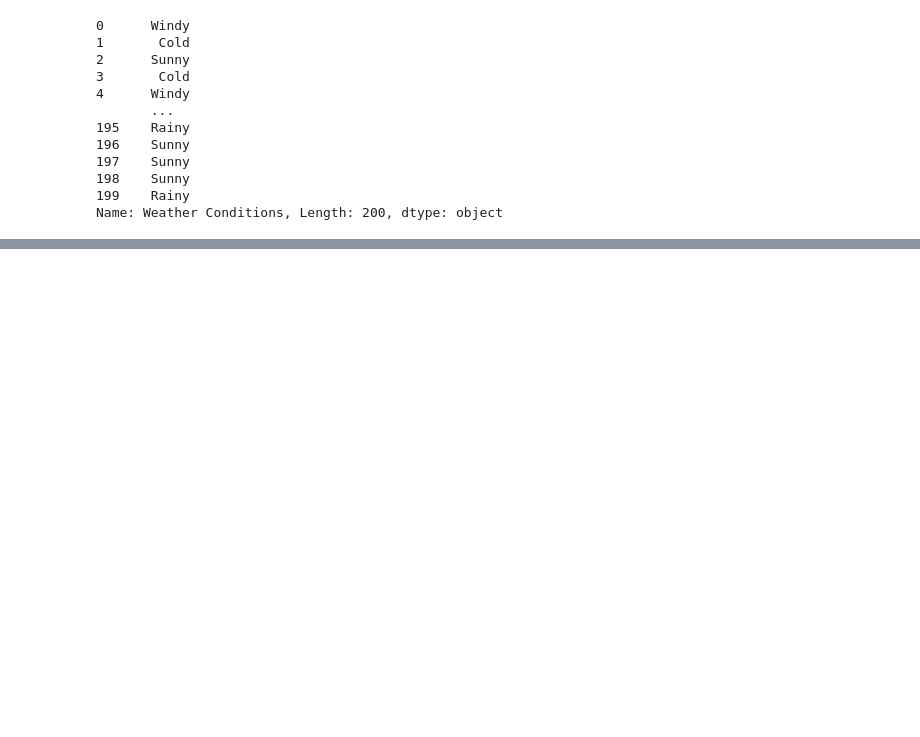
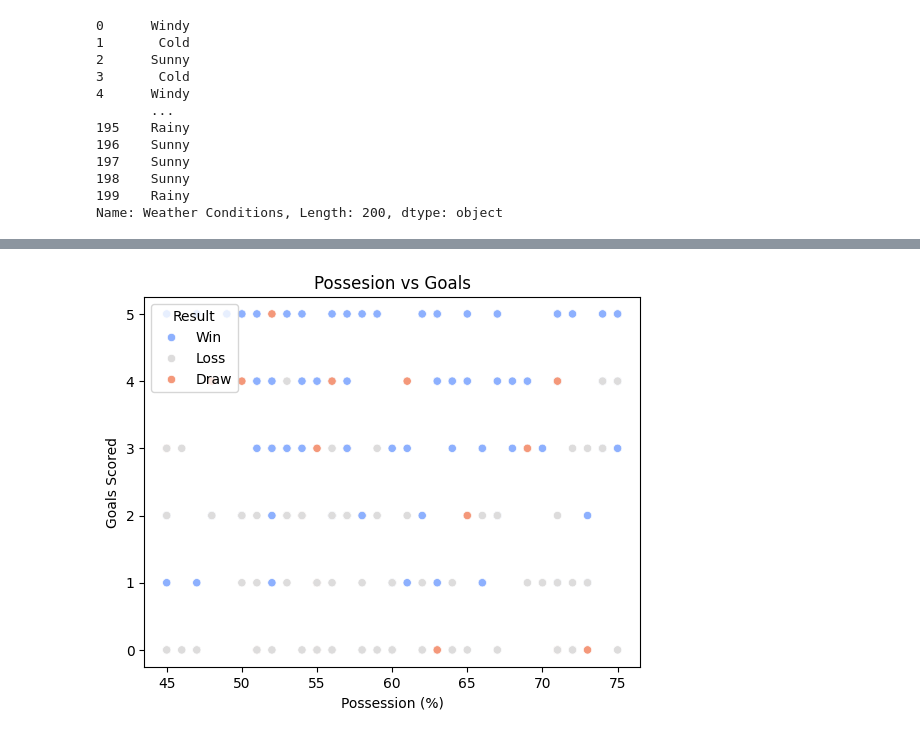
Before and after one commit to gykunju/Scientific-Computing, a Jupyter notebook: pandas/barcelona.ipynb, the cells around one changed output, grey strips where cells are left out. Saved outputs shown, nothing was run; the diff lists cells and outputs as text; code cells hidden in the pictures; blank space fills up the shorter version.

```diff
--- a/pandas/barcelona.ipynb
+++ b/pandas/barcelona.ipynb
@@ -144,0 +179,7 @@ data
+# %%
+# Relation Between Possesion and Goals Scored
+sns.scatterplot(data=data, x='Possession (%)', y='Goals Scored', hue=data['Result'], palette='coolwarm')
+plt.title('Possesion vs Goals')
+plt.show()
+# %% [output]
+[figure, added]
```
Also changed, not shown: parts of 10 cells of this notebook, 9 other files.
